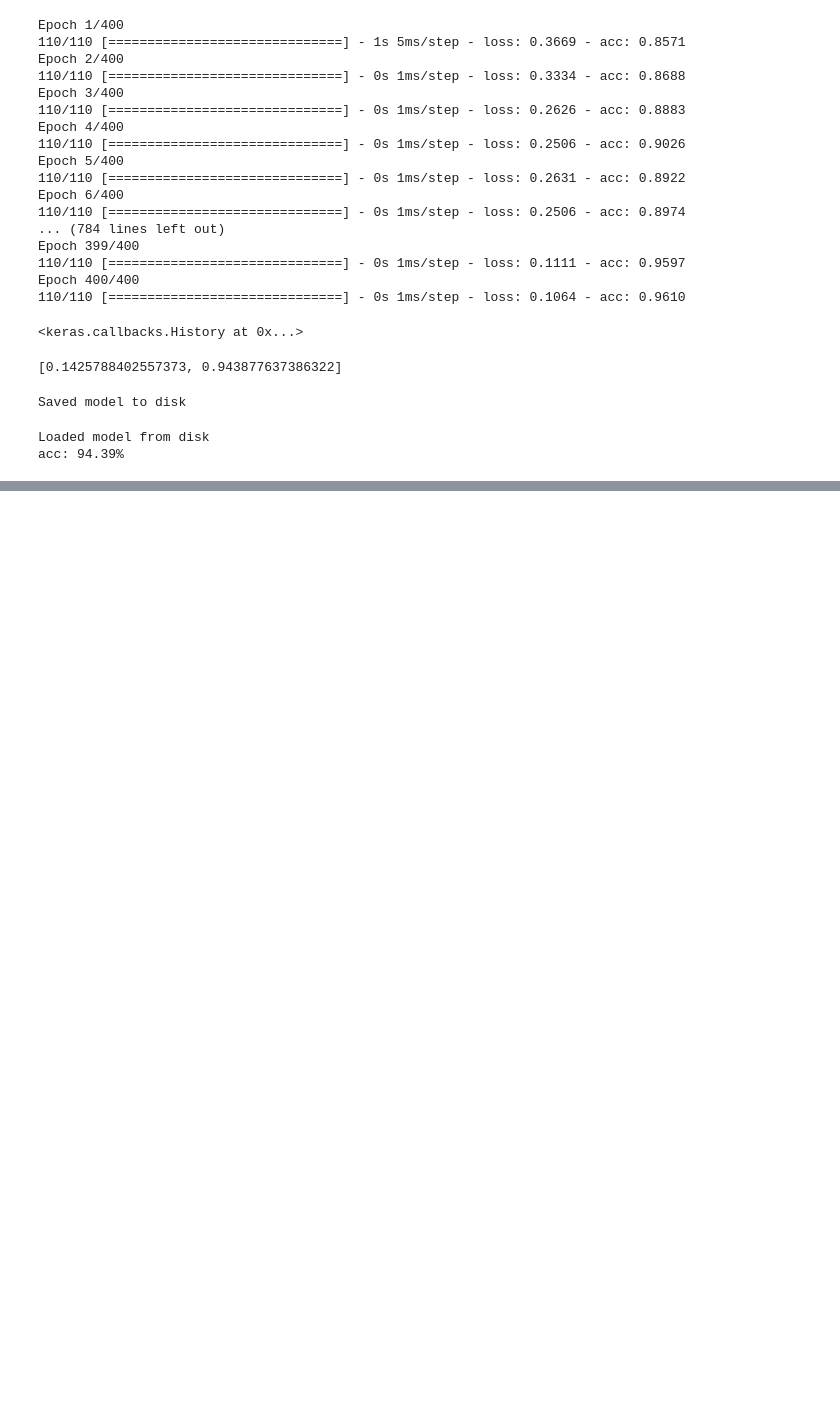
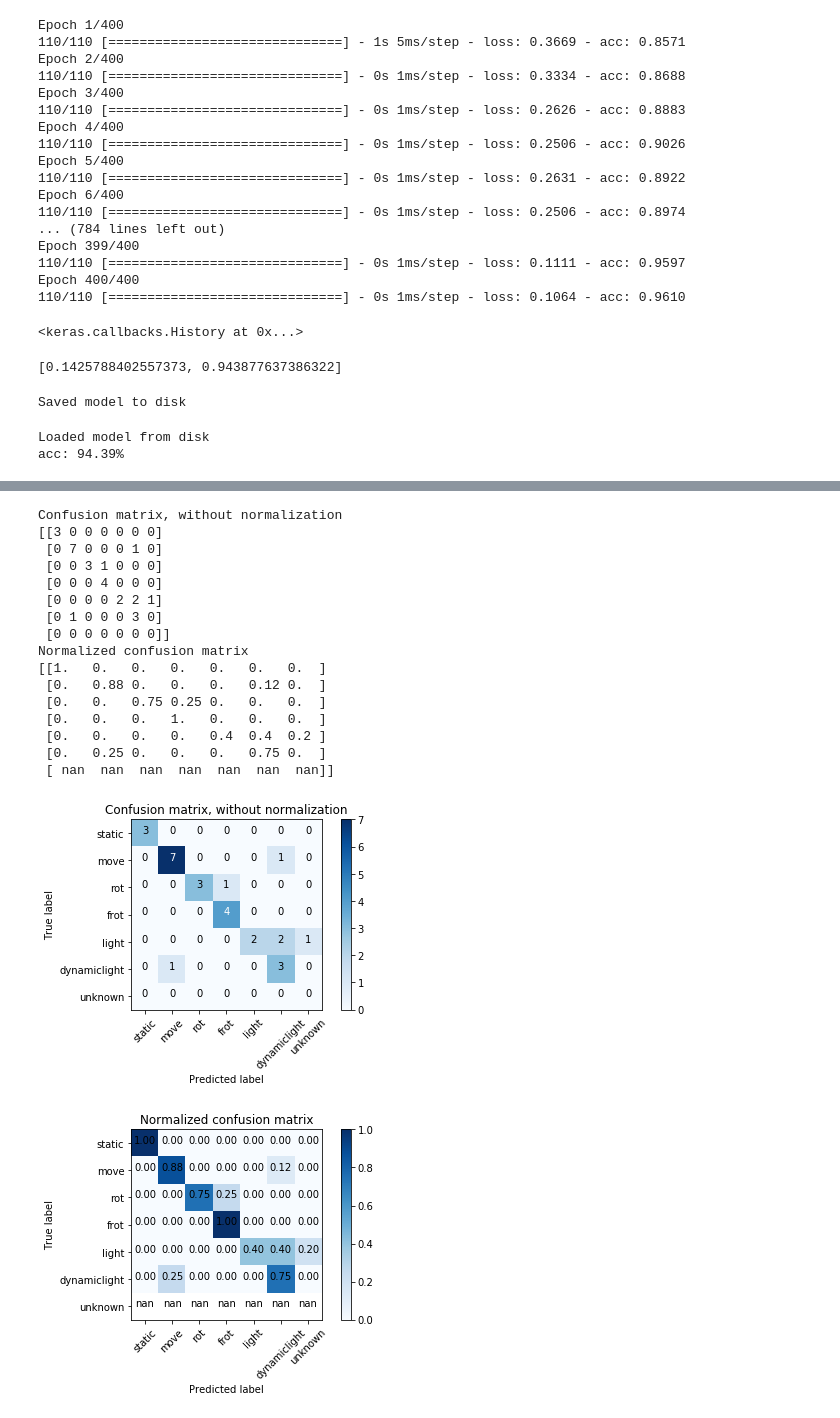
Before and after one commit to Chanokthorn/ASD, a Jupyter notebook: ASD/keras/plzWork-opticflow.ipynb, the cells around one changed output, grey strips where cells are left out. Cells and saved outputs as stored; diff of their text form; code cells hidden in the pictures; blank space fills up the shorter version.

```diff
--- a/ASD/keras/plzWork-opticflow.ipynb
+++ b/ASD/keras/plzWork-opticflow.ipynb
@@ -254,3 +236,83 @@ static
+# %%
+preds = []
+ground = []
+for i in range (test_data.shape[0]):
+    datum = normalize(test_data[i].reshape(1,-1))
+    ground.append(np.argmax(test_labels[i,:]))
+    preds.append(np.argmax(loaded_model.predict(datum.reshape(1,10))[0]))
+# %%
+import itertools
+from sklearn.model_selection import train_test_split
+from sklearn.metrics import confusion_matrix
+cnf_matrix = confusion_matrix(ground, preds)
+np.set_printoptions(precision=2)
+def plot_confusion_matrix(cm, classes,
+                          normalize=False,
+                          title='Confusion matrix',
+                          cmap=plt.cm.Blues):
+    """
+    This function prints and plots the confusion matrix.
+    Normalization can be applied by setting `normalize=True`.
+    """
+    if normalize:
+        cm = cm.astype('float') / cm.sum(axis=1)[:, np.newaxis]
+        print("Normalized confusion matrix")
+    else:
+        print('Confusion matrix, without normalization')
+
+    print(cm)
+
+    plt.imshow(cm, interpolation='nearest', cmap=cmap)
+    plt.title(title)
+    plt.colorbar()
+    tick_marks = np.arange(len(classes))
+    plt.xticks(tick_marks, classes, rotation=45)
+    plt.yticks(tick_marks, classes)
+
+    fmt = '.2f' if normalize else 'd'
+    thresh = cm.max() / 2.
+    for i, j in itertools.product(range(cm.shape[0]), range(cm.shape[1])):
+        plt.text(j, i, format(cm[i, j], fmt),
+                 horizontalalignment="center",
+                 color="white" if cm[i, j] > thresh else "black")
+
+    plt.tight_layout()
+    plt.ylabel('True label')
+    plt.xlabel('Predicted label')
+
+# Compute confusion matrix
+np.set_printoptions(precision=2)
+
+# Plot non-normalized confusion matrix
+plt.figure()
+plot_confusion_matrix(cnf_matrix, classes=definition,
+                      title='Confusion matrix, without normalization')
+
+# Plot normalized confusion matrix
+plt.figure()
+plot_confusion_matrix(cnf_matrix, classes=definition, normalize=True,
+                      title='Normalized confusion matrix')
+
+plt.show()
+# %% [output]
+Confusion matrix, without normalization
+[[3 0 0 0 0 0 0]
+ [0 7 0 0 0 1 0]
+ [0 0 3 1 0 0 0]
+ [0 0 0 4 0 0 0]
+ [0 0 0 0 2 2 1]
+ [0 1 0 0 0 3 0]
+ [0 0 0 0 0 0 0]]
+Normalized confusion matrix
+[[1.   0.   0.   0.   0.   0.   0.  ]
+ [0.   0.88 0.   0.   0.   0.12 0.  ]
+ [0.   0.   0.75 0.25 0.   0.   0.  ]
+ [0.   0.   0.   1.   0.   0.   0.  ]
+ [0.   0.   0.   0.   0.4  0.4  0.2 ]
+ [0.   0.25 0.   0.   0.   0.75 0.  ]
+ [ nan  nan  nan  nan  nan  nan  nan]]
+[figure, added]
+[figure, added]
 # %%
 import cv2
 import matplotlib.pyplot as plt
```
Also changed, not shown: parts of 3 cells of this notebook, 1 other file.
